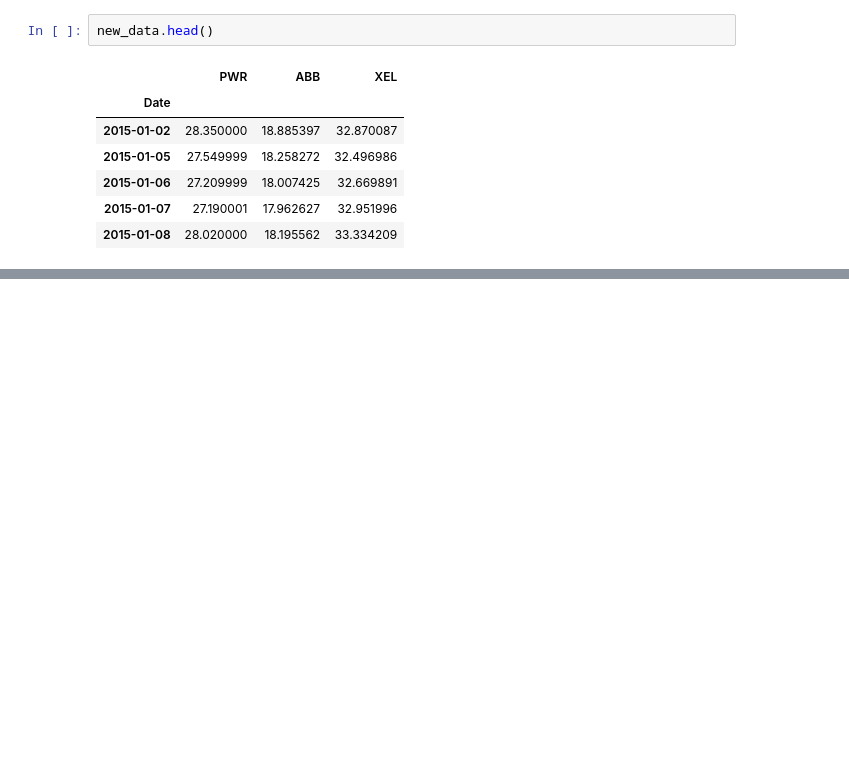
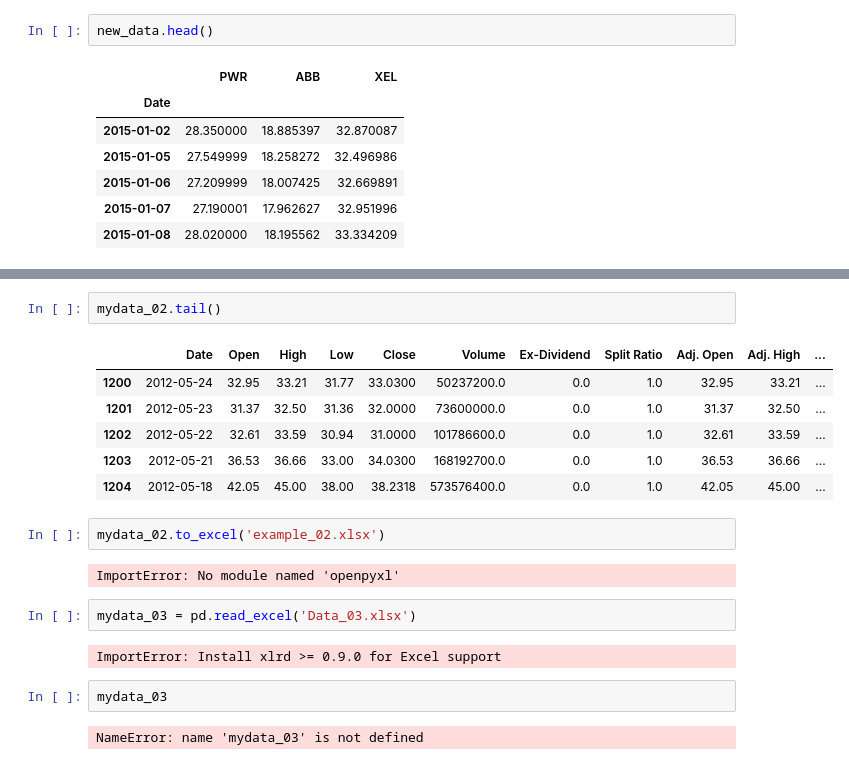
Before and after one commit to jefedeltejas/pythonFinance, a Jupyter notebook: Importing_and_Organizing_data_part1.ipynb, the cells around one changed output, grey strips where cells are left out. Drawn from its saved outputs; the diff is of its cells as text; blank space fills up the shorter version.

```diff
--- a/Importing_and_Organizing_data_part1.ipynb
+++ b/Importing_and_Organizing_data_part1.ipynb
@@ -103,0 +143,21 @@ new_data.head()
+# %%
+mydata_02.tail()
+# %% [output]
+|  | Date | Open | High | Low | Close | Volume | Ex-Dividend | Split Ratio | Adj. Open | Adj. High | ... |
+| 1200 | 2012-05-24 | 32.95 | 33.21 | 31.77 | 33.0300 | 50237200.0 | 0.0 | 1.0 | 32.95 | 33.21 | ... |
+| 1201 | 2012-05-23 | 31.37 | 32.50 | 31.36 | 32.0000 | 73600000.0 | 0.0 | 1.0 | 31.37 | 32.50 | ... |
+| 1202 | 2012-05-22 | 32.61 | 33.59 | 30.94 | 31.0000 | 101786600.0 | 0.0 | 1.0 | 32.61 | 33.59 | ... |
+| 1203 | 2012-05-21 | 36.53 | 36.66 | 33.00 | 34.0300 | 168192700.0 | 0.0 | 1.0 | 36.53 | 36.66 | ... |
+| 1204 | 2012-05-18 | 42.05 | 45.00 | 38.00 | 38.2318 | 573576400.0 | 0.0 | 1.0 | 42.05 | 45.00 | ... |
+# %%
+mydata_02.to_excel('example_02.xlsx')
+# %% [output]
+ImportError: No module named 'openpyxl'
+# %%
+mydata_03 = pd.read_excel('Data_03.xlsx')
+# %% [output]
+ImportError: Install xlrd >= 0.9.0 for Excel support
+# %%
+mydata_03
+# %% [output]
+NameError: name 'mydata_03' is not defined
```
Also changed, not shown: parts of 8 cells of this notebook.
